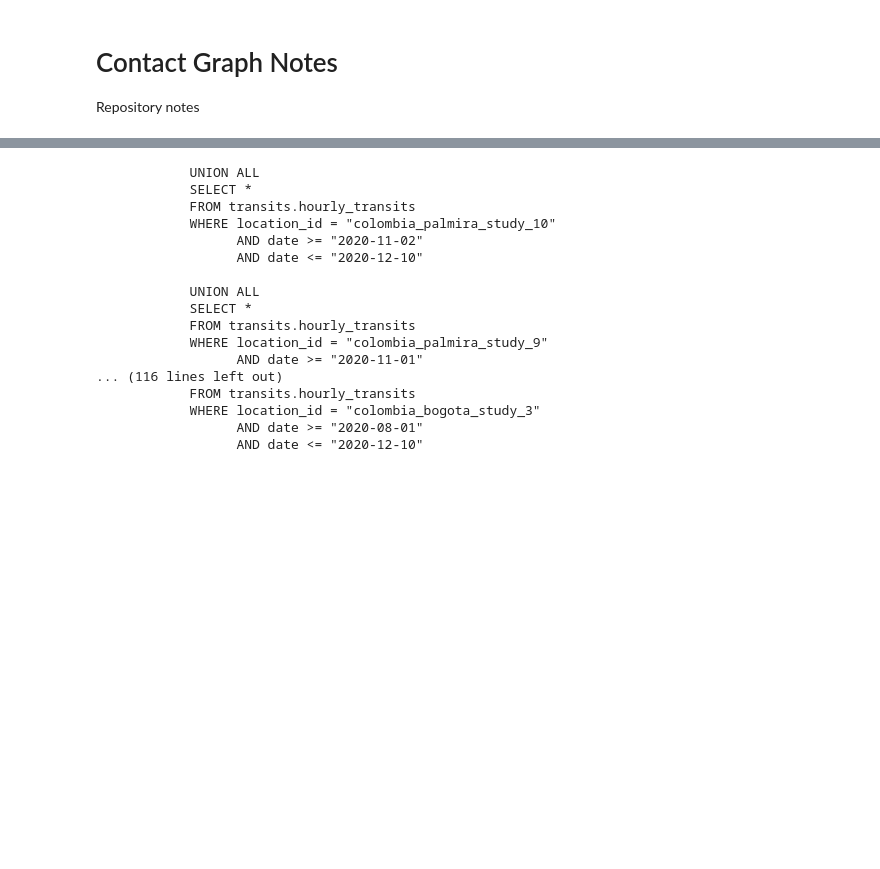
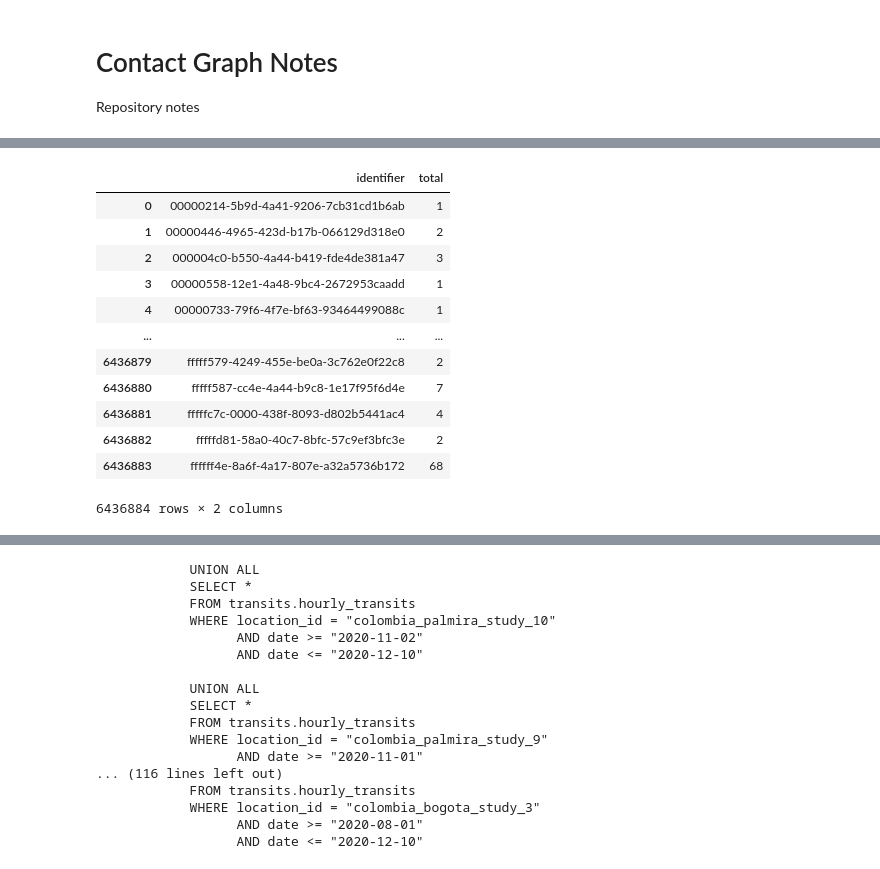
Before and after one commit to minigonche/covid_contact_graphs, a Jupyter notebook: Notes.ipynb, the cells around one changed output, grey strips where cells are left out. Cells and saved outputs as stored; diff of their text form; code cells hidden in the pictures; blank space fills up the shorter version.

```diff
--- a/Notes.ipynb
+++ b/Notes.ipynb
@@ -23,0 +139,18 @@ df
+# %%
+df_transits_ids = df_transits.groupby('identifier').size().reset_index()
+df_transits_ids.columns = ['identifier','total']
+df_transits_ids
+# %% [output]
+|  | identifier | total |
+| 0 | 00000214-5b9d-4a41-9206-7cb31cd1b6ab | 1 |
+| 1 | 00000446-4965-423d-b17b-066129d318e0 | 2 |
+| 2 | 000004c0-b550-4a44-b419-fde4de381a47 | 3 |
+| 3 | 00000558-12e1-4a48-9bc4-2672953caadd | 1 |
+| 4 | 00000733-79f6-4f7e-bf63-93464499088c | 1 |
+| ... | ... | ... |
+| 6436879 | fffff579-4249-455e-be0a-3c762e0f22c8 | 2 |
+| 6436880 | fffff587-cc4e-4a44-b9c8-1e17f95f6d4e | 7 |
+| 6436881 | fffffc7c-0000-438f-8093-d802b5441ac4 | 4 |
+| 6436882 | fffffd81-58a0-40c7-8bfc-57c9ef3bfc3e | 2 |
+| 6436883 | ffffff4e-8a6f-4a17-807e-a32a5736b172 | 68 |
+6436884 rows × 2 columns
```
Also changed, not shown: parts of 11 cells of this notebook, 8 other files.
